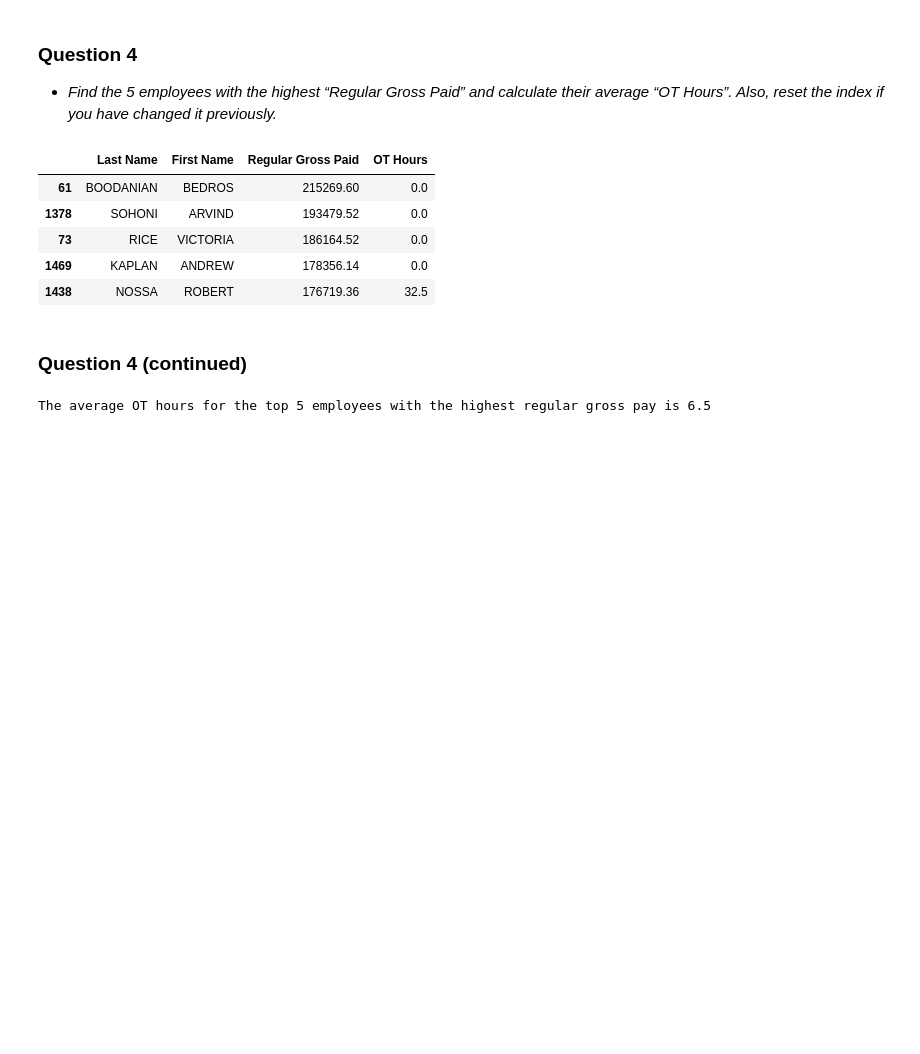
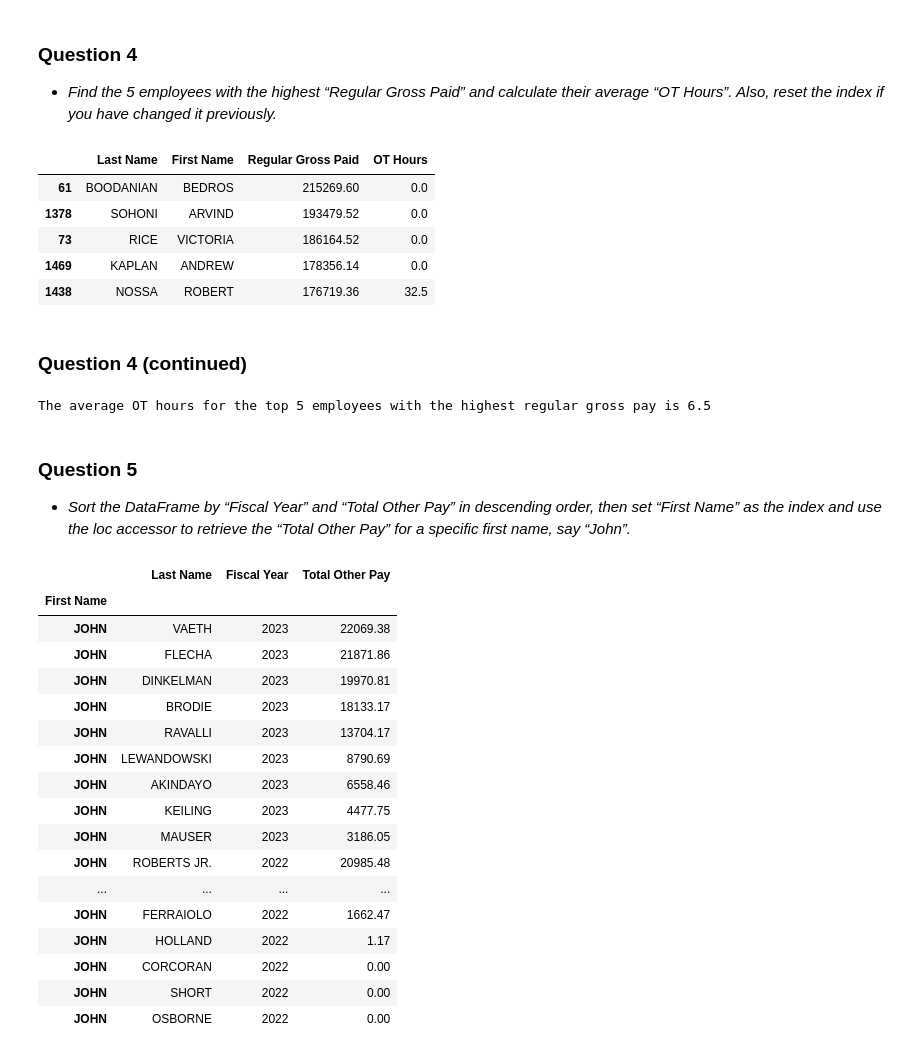
Before and after one commit to brianstoner/Data-Prep-and-Mgmt, a Jupyter notebook: danl_m1_hw3_Stoner_Brian.ipynb, the cells around one changed output. Cells and saved outputs as stored; diff of their text form; code cells hidden in the pictures; blank space fills up the shorter version.

```diff
--- a/danl_m1_hw3_Stoner_Brian.ipynb
+++ b/danl_m1_hw3_Stoner_Brian.ipynb
@@ -109,3 +125,33 @@ otavg = round(top.loc[:, 'OT Hours'].mean(), 2)
 print('The average OT hours for the top 5 employees with the highest regular gross pay is {}'.format(otavg))
 # %% [output]
 The average OT hours for the top 5 employees with the highest regular gross pay is 6.5
+# %% [markdown]
+### Question 5
+- *Sort the DataFrame by “Fiscal Year” and “Total Other Pay” in descending order, then set “First Name” as the index and use the loc accessor to retrieve the “Total Other Pay” for a specific first name, say “John”.*
+# %%
+# Reset the index from previous functions
+nyc_payroll.reset_index()
+# Assign the dataframe to variable 'sub_nyc_payroll'
+sub_nyc_payroll = nyc_payroll[['First Name', 'Last Name', 'Fiscal Year', 'Total Other Pay']]
+df = sub_nyc_payroll.sort_values(by= ['Fiscal Year', 'Total Other Pay'], ascending=False)
+df.set_index("First Name", inplace = True)
+df.loc[ "JOHN" ]
+# %% [output]
+|  | Last Name | Fiscal Year | Total Other Pay |
+| First Name |  |  |  |
+| JOHN | VAETH | 2023 | 22069.38 |
+| JOHN | FLECHA | 2023 | 21871.86 |
+| JOHN | DINKELMAN | 2023 | 19970.81 |
+| JOHN | BRODIE | 2023 | 18133.17 |
+| JOHN | RAVALLI | 2023 | 13704.17 |
+| JOHN | LEWANDOWSKI | 2023 | 8790.69 |
+| JOHN | AKINDAYO | 2023 | 6558.46 |
+| JOHN | KEILING | 2023 | 4477.75 |
+| JOHN | MAUSER | 2023 | 3186.05 |
+| JOHN | ROBERTS JR. | 2022 | 20985.48 |
+| ... | ... | ... | ... |
+| JOHN | FERRAIOLO | 2022 | 1662.47 |
+| JOHN | HOLLAND | 2022 | 1.17 |
+| JOHN | CORCORAN | 2022 | 0.00 |
+| JOHN | SHORT | 2022 | 0.00 |
+| JOHN | OSBORNE | 2022 | 0.00 |
```
Also changed, not shown: parts of 1 cell of this notebook.
